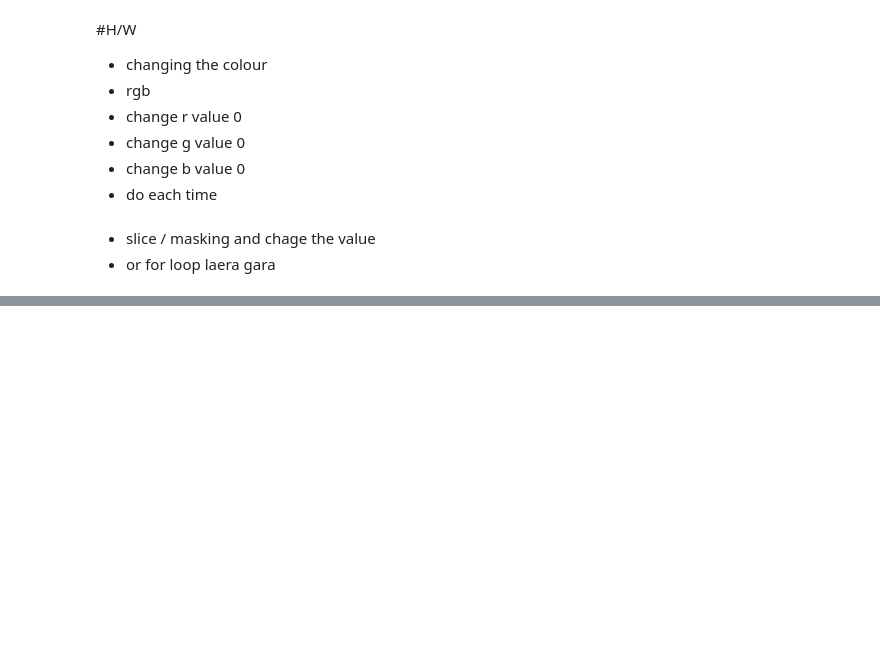
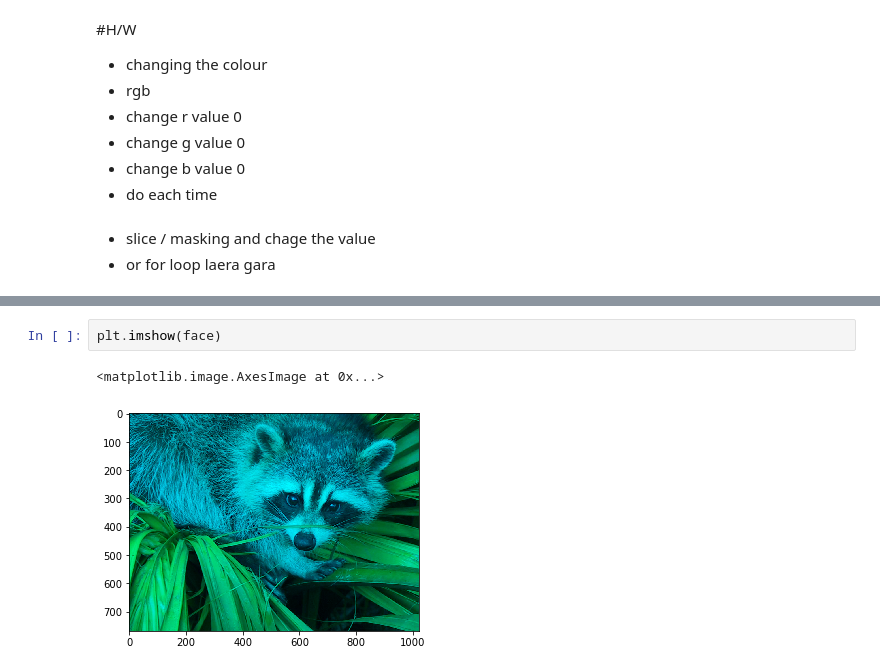
Before and after one commit to rakeshhero101/datascience, a Jupyter notebook: Workdir/Session_2.ipynb, the cells around one changed output, grey strips where cells are left out. Cells and saved outputs as stored; diff of their text form; blank space fills up the shorter version.

```diff
--- a/Workdir/Session_2.ipynb
+++ b/Workdir/Session_2.ipynb
@@ -518,0 +579,5 @@ array([[124, 106,  87, ...,  64,  62,  60],
+# %%
+plt.imshow(face)
+# %% [output]
+<matplotlib.image.AxesImage at 0x...>
+[figure, added]
```
Also changed, not shown: parts of 6 cells of this notebook, 1 other file.
